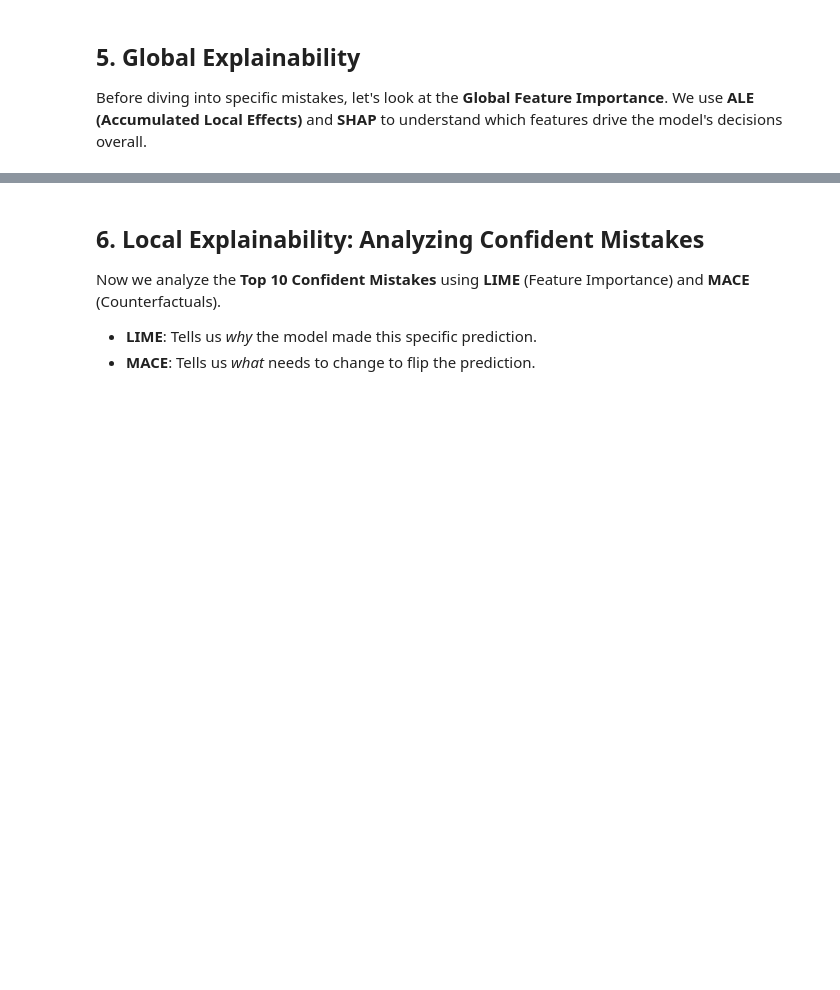
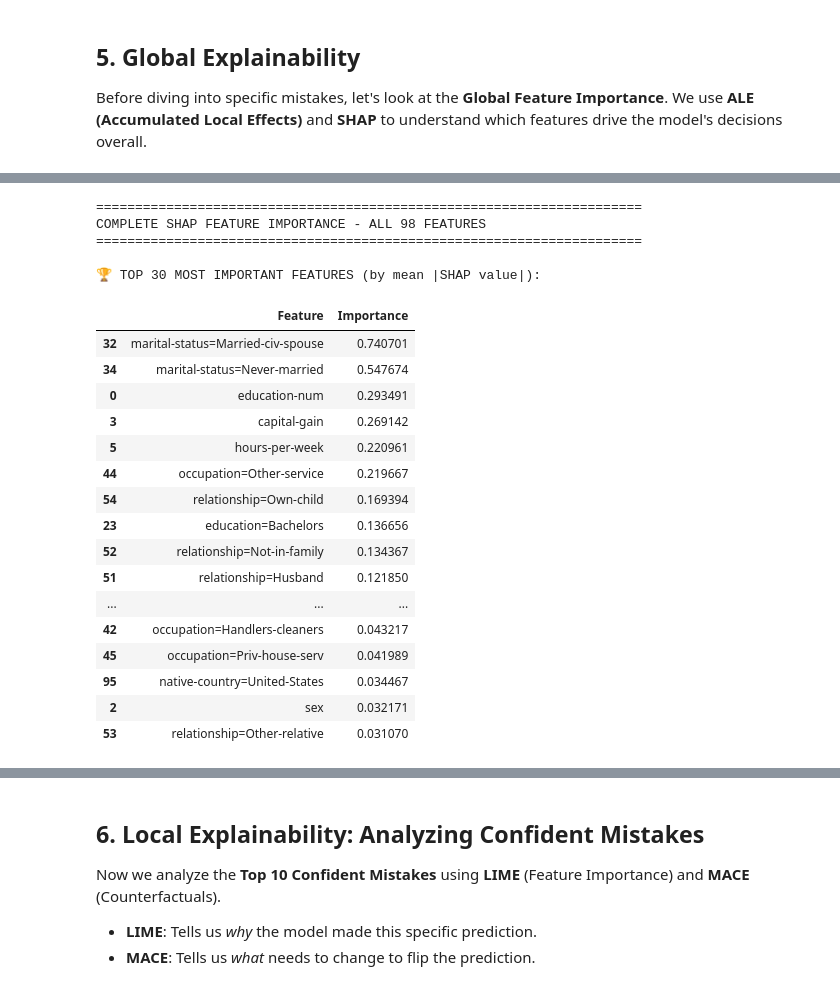
Before and after one commit to kw0jtach/Project_on_responsible_data_science, a Jupyter notebook: Explainability.ipynb, the cells around one changed output, grey strips where cells are left out. Saved outputs shown, nothing was run; the diff lists cells and outputs as text; code cells hidden in the pictures; blank space fills up the shorter version.

```diff
--- a/Explainability.ipynb
+++ b/Explainability.ipynb
@@ -389,0 +381,72 @@ Features pushing predictions toward '>50K' (positive SHAP) vs '<=50K' (negative
+# %%
+# Display the complete SHAP importance results
+print("=" * 70)
+print("COMPLETE SHAP FEATURE IMPORTANCE - ALL 98 FEATURES")
+print("=" * 70)
+
+# Create DataFrame with all features
+importance_df_complete = pd.DataFrame({
+    'Feature': feature_names,
+    'Importance': mean_abs_shap
+}).sort_values('Importance', ascending=False)
+
+print(f"\n🏆 TOP 30 MOST IMPORTANT FEATURES (by mean |SHAP value|):\n")
+display(importance_df_complete.head(30))
+
+print(f"\n{'='*70}")
+print("KEY INSIGHTS")
+print(f"{'='*70}\n")
+
+# Top 10
+print("📊 Top 10 Features:")
+for i, row in importance_df_complete.head(10).iterrows():
+    print(f"   {i+1:2d}. {row['Feature']:35s} {row['Importance']:.6f}")
+
+# Find age_binary and sex
+age_rank = (importance_df_complete['Feature'] == 'age_binary').idxmax() + 1 if 'age_binary' in importance_df_complete['Feature'].values else None
+sex_rank = (importance_df_complete['Feature'] == 'sex').idxmax() + 1 if 'sex' in importance_df_complete['Feature'].values else None
+
+age_importance = importance_df_complete[importance_df_complete['Feature'] == 'age_binary']['Importance'].values
+sex_importance = importance_df_complete[importance_df_complete['Feature'] == 'sex']['Importance'].values
+
+print(f"\n📍 Protected Attributes Rankings:")
+if age_rank:
+    print(f"   - age_binary: Rank #{age_rank} (importance: {age_importance[0]:.6f})")
+if sex_rank:
+    print(f"   - sex: Rank #{sex_rank} (importance: {sex_importance[0]:.6f})")
+
+# Concentration analysis
+total_importance = importance_df_complete['Importance'].sum()
+top2_pct = importance_df_complete.head(2)['Importance'].sum() / total_importance * 100
+top5_pct = importance_df_complete.head(5)['Importance'].sum() / total_importance * 100
+top10_pct = importance_df_complete.head(10)['Importance'].sum() / total_importance * 100
+top20_pct = importance_df_complete.head(20)['Importance'].sum() / total_importance * 100
+
+print(f"\n💡 Importance Concentration:")
+print(f"   - Top 2 features:  {top2_pct:.1f}% of total importance")
+print(f"   - Top 5 features:  {top5_pct:.1f}% of total importance")
+print(f"   - Top 10 features: {top10_pct:.1f}% of total importance")
+print(f"   - Top 20 features: {top20_pct:.1f}% of total importance")
+# %% [output]
+======================================================================
+COMPLETE SHAP FEATURE IMPORTANCE - ALL 98 FEATURES
+======================================================================
+
+🏆 TOP 30 MOST IMPORTANT FEATURES (by mean |SHAP value|):
+|  | Feature | Importance |
+| 32 | marital-status=Married-civ-spouse | 0.740701 |
+| 34 | marital-status=Never-married | 0.547674 |
+| 0 | education-num | 0.293491 |
+| 3 | capital-gain | 0.269142 |
+| 5 | hours-per-week | 0.220961 |
+| 44 | occupation=Other-service | 0.219667 |
+| 54 | relationship=Own-child | 0.169394 |
+| 23 | education=Bachelors | 0.136656 |
+| 52 | relationship=Not-in-family | 0.134367 |
+| 51 | relationship=Husband | 0.121850 |
+| ... | ... | ... |
+| 42 | occupation=Handlers-cleaners | 0.043217 |
+| 45 | occupation=Priv-house-serv | 0.041989 |
+| 95 | native-country=United-States | 0.034467 |
+| 2 | sex | 0.032171 |
+| 53 | relationship=Other-relative | 0.031070 |
```
Also changed, not shown: parts of 12 cells of this notebook.
